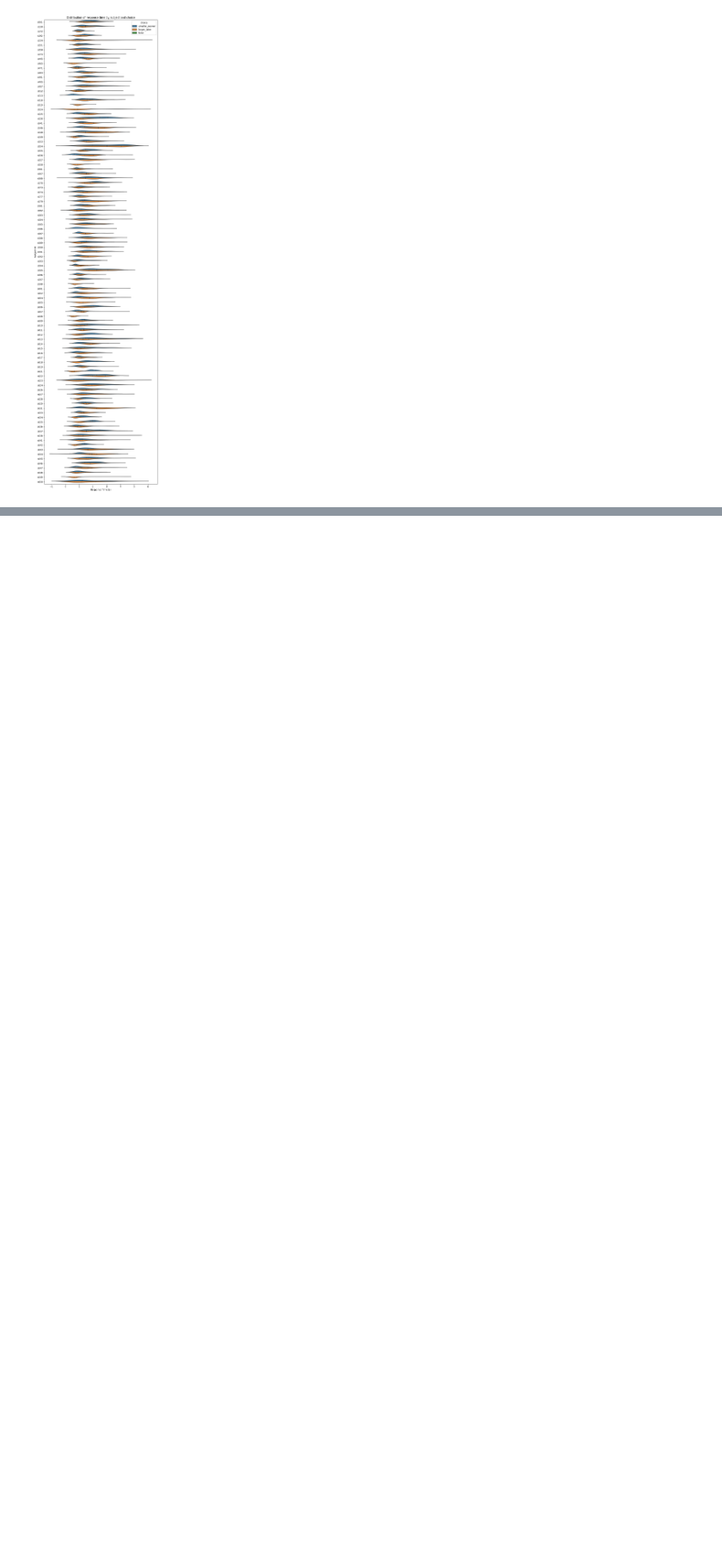
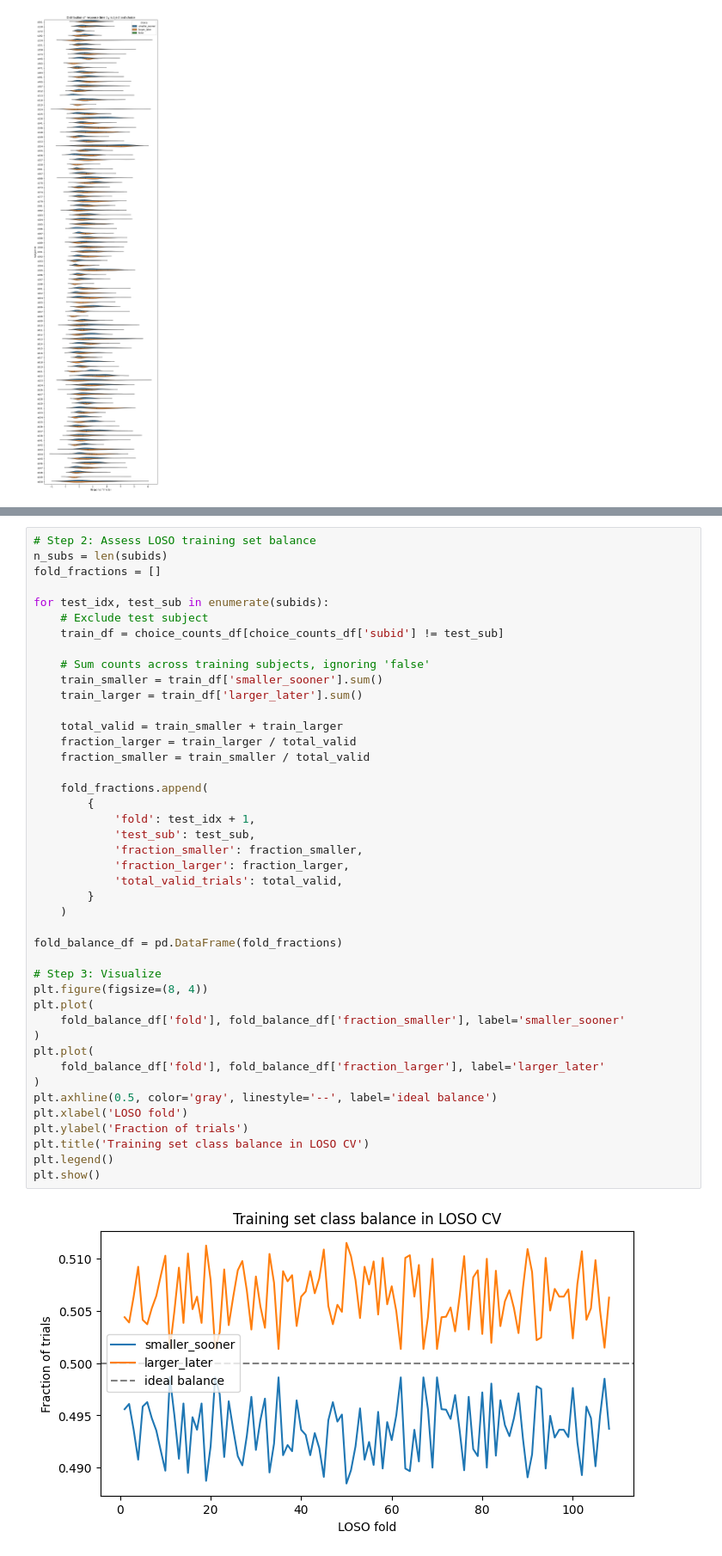
Before and after one commit to jmumford/delay-discounting-mvpa, a Jupyter notebook: analyses/data_orientation/looking_at_data.ipynb, the cells around one changed output, grey strips where cells are left out. Shown at 86% size. Saved outputs shown, nothing was run; the diff lists cells and outputs as text; blank space fills up the shorter version.

```diff
--- a/analyses/data_orientation/looking_at_data.ipynb
+++ b/analyses/data_orientation/looking_at_data.ipynb
@@ -79,0 +132,45 @@ plt.show()
+# %%
+# Step 2: Assess LOSO training set balance
+n_subs = len(subids)
+fold_fractions = []
+
+for test_idx, test_sub in enumerate(subids):
+    # Exclude test subject
+    train_df = choice_counts_df[choice_counts_df['subid'] != test_sub]
+
+    # Sum counts across training subjects, ignoring 'false'
+    train_smaller = train_df['smaller_sooner'].sum()
+    train_larger = train_df['larger_later'].sum()
+
+    total_valid = train_smaller + train_larger
+    fraction_larger = train_larger / total_valid
+    fraction_smaller = train_smaller / total_valid
+
+    fold_fractions.append(
+        {
+            'fold': test_idx + 1,
+            'test_sub': test_sub,
+            'fraction_smaller': fraction_smaller,
+            'fraction_larger': fraction_larger,
+            'total_valid_trials': total_valid,
+        }
+    )
+
+fold_balance_df = pd.DataFrame(fold_fractions)
+
+# Step 3: Visualize
+plt.figure(figsize=(8, 4))
+plt.plot(
+    fold_balance_df['fold'], fold_balance_df['fraction_smaller'], label='smaller_sooner'
+)
+plt.plot(
+    fold_balance_df['fold'], fold_balance_df['fraction_larger'], label='larger_later'
+)
+plt.axhline(0.5, color='gray', linestyle='--', label='ideal balance')
+plt.xlabel('LOSO fold')
+plt.ylabel('Fraction of trials')
+plt.title('Training set class balance in LOSO CV')
+plt.legend()
+plt.show()
+# %% [output]
+[figure, added]
```
Also changed, not shown: parts of 3 cells of this notebook, 14 other files.
